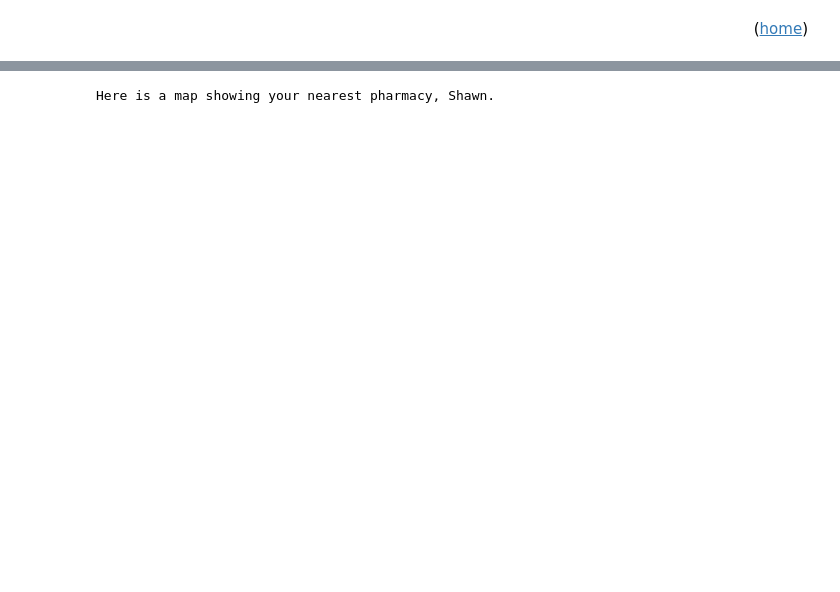
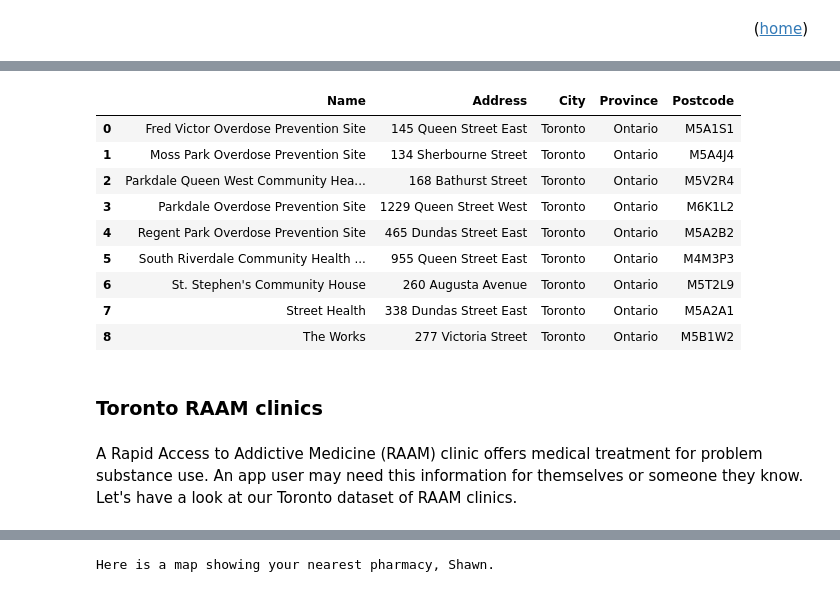
Before and after one commit to shawnsyms/revival-survival, a Jupyter notebook: revival_equals_survival.ipynb, the cells around one changed output, grey strips where cells are left out. Saved outputs shown, nothing was run; the diff lists cells and outputs as text; code cells hidden in the pictures; blank space fills up the shorter version.

```diff
--- a/revival_equals_survival.ipynb
+++ b/revival_equals_survival.ipynb
@@ -407,0 +302,4 @@ Identifying your location, Shawn. Your closest pharmacy is Rexall, located at 47
+# %%
+safe_sites = pd.read_csv('csv/locator/toronto-safe_site_locations.csv')
+
+exploratory_data_analysis(safe_sites)
@@ -407,0 +324,17 @@ Identifying your location, Shawn. Your closest pharmacy is Rexall, located at 47
+# %%
+safe_sites
+# %% [output]
+|  | Name | Address | City | Province | Postcode |
+| 0 | Fred Victor Overdose Prevention Site | 145 Queen Street East | Toronto | Ontario | M5A1S1 |
+| 1 | Moss Park Overdose Prevention Site | 134 Sherbourne Street | Toronto | Ontario | M5A4J4 |
+| 2 | Parkdale Queen West Community Hea... | 168 Bathurst Street | Toronto | Ontario | M5V2R4 |
+| 3 | Parkdale Overdose Prevention Site | 1229 Queen Street West | Toronto | Ontario | M6K1L2 |
+| 4 | Regent Park Overdose Prevention Site | 465 Dundas Street East | Toronto | Ontario | M5A2B2 |
+| 5 | South Riverdale Community Health ... | 955 Queen Street East | Toronto | Ontario | M4M3P3 |
+| 6 | St. Stephen's Community House | 260 Augusta Avenue | Toronto | Ontario | M5T2L9 |
+| 7 | Street Health | 338 Dundas Street East | Toronto | Ontario | M5A2A1 |
+| 8 | The Works | 277 Victoria Street | Toronto | Ontario | M5B1W2 |
+# %% [markdown]
+### Toronto RAAM clinics
+# %% [markdown]
+A Rapid Access to Addictive Medicine (RAAM) clinic offers medical treatment for problem substance use. An app user may need this information for themselves or someone they know. Let's have a look at our Toronto dataset of RAAM clinics.
```
Also changed, not shown: parts of 69 cells of this notebook, 11 other files.
